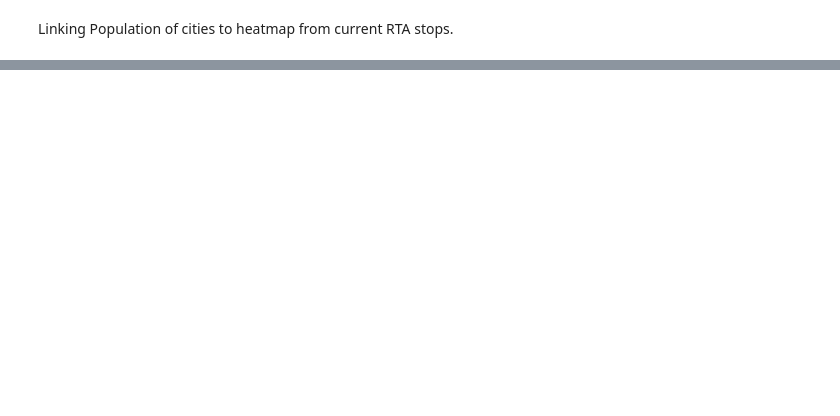
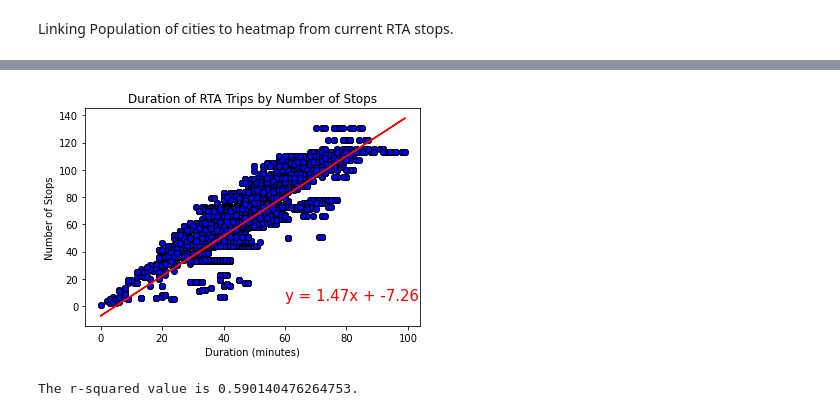
Before and after one commit to tanazimmer/Project1, a Jupyter notebook: bus_project.ipynb, the cells around one changed output, grey strips where cells are left out. Drawn from its saved outputs; the diff is of its cells as text; code cells hidden in the pictures; blank space fills up the shorter version.

```diff
--- a/bus_project.ipynb
+++ b/bus_project.ipynb
@@ -286,0 +553,14 @@ IndentationError: unexpected indent (<ipython-input-15-0779e3a68ffe>, line 5)
+# %%
+#Get distances for start and end stops using Haversine formula found on Stack Overflow
+def haversine_np(lon1, lat1, lon2, lat2):
+
+    lon1, lat1, lon2, lat2 = map(np.radians, [lon1, lat1, lon2, lat2])
+
+    dlon = lon2 - lon1
+    dlat = lat2 - lat1
+
+    a = np.sin(dlat/2.0)**2 + np.cos(lat1) * np.cos(lat2) * np.sin(dlon/2.0)**2
+
+    c = 2 * np.arcsin(np.sqrt(a))
+    mi = 3956 * c
+    return mi
@@ -286,0 +644,23 @@ IndentationError: unexpected indent (<ipython-input-15-0779e3a68ffe>, line 5)
+# %%
+x_axis = commute_data["Duration (minutes)"].astype(float)
+y_axis = trip_group["stop_sequence"]
+
+plt.scatter(x_axis,y_axis,color="b",edgecolors="black")
+
+(slope,intercept,rvalue,pvalue,stderr) = linregress(x_axis,y_axis)
+regress_values = x_axis * slope + intercept
+line_eq = "y = " + str(round(slope,2)) + "x + " + str(round(intercept,2))
+
+plt.plot(x_axis,regress_values,"-r")
+plt.xlabel("Duration (minutes)")
+plt.ylabel("Number of Stops")
+plt.title("Duration of RTA Trips by Number of Stops")
+plt.annotate(line_eq,(60,4.5),fontsize=15,color="red")
+
+plt.savefig("Results/commute_numstops.png")
+plt.show()
+
+print(f"The r-squared value is {rvalue**2}.")
+# %% [output]
+[figure, added]
+The r-squared value is 0.590140476264753.
```
Also changed, not shown: parts of 24 cells of this notebook, 2 other files.
